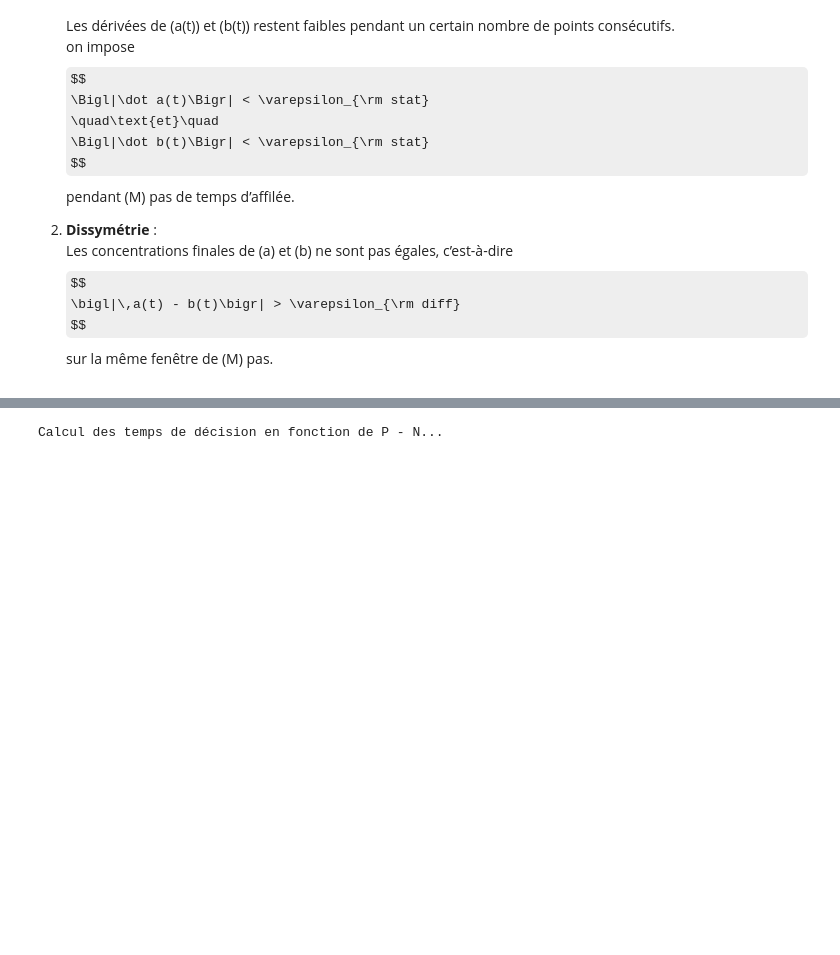
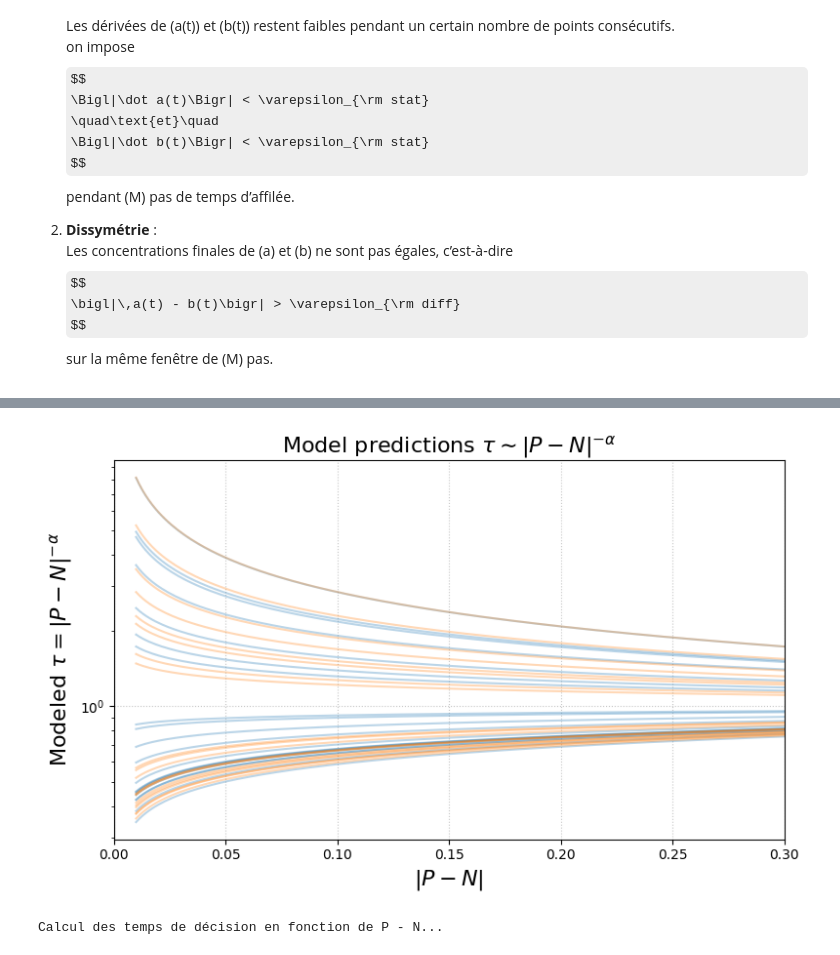
Before and after one commit to Aeronobase/Code-neural-network-with-CRNs, a Jupyter notebook: Sym Neuron-Rondelez_4_Response delay.ipynb, the cells around one changed output, grey strips where cells are left out. Cells and saved outputs as stored; diff of their text form; code cells hidden in the pictures; some formulas as TeX source; blank space fills up the shorter version.

```diff
--- a/Sym Neuron-Rondelez_4_Response delay.ipynb
+++ b/Sym Neuron-Rondelez_4_Response delay.ipynb
@@ -436,3 +529,32 @@ plt.show()
+# %%
+# Plot model τ = |P-N|^(-α) for each α found
+PN_deltas = np.linspace(0.01, 0.3, 200)  # avoid 0 to prevent log(0)
+
+plt.figure(figsize=(8,5))
+
+# Courbes pour P > N
+for P_val, alpha in zip(P_vals, alphas_pos):
+    if not np.isnan(alpha):
+        tau = PN_deltas**(-alpha)
+        plt.plot(PN_deltas, tau, color='C0', alpha=0.3)
+
+# Courbes pour P < N
+for P_val, alpha in zip(P_vals, alphas_neg):
+    if not np.isnan(alpha):
+        tau = PN_deltas**(-alpha)
+        plt.plot(PN_deltas, tau, color='C1', alpha=0.3)
+
+# Mise en forme
+plt.xlabel(r'$|P - N|$', fontsize=16)
+plt.ylabel(r'Modeled $\tau = |P-N|^{-\alpha}$', fontsize=16)
+plt.xlim(0, 0.3)
+plt.yscale("log")
+plt.grid(True, ls=':', alpha=0.7)
+plt.title(r'Model predictions $\tau \sim |P-N|^{-\alpha}$', fontsize=16)
+plt.tight_layout()
+plt.show()
+# %% [output]
+[figure, added]
 # %%
 import numpy as np
 import matplotlib.pyplot as plt
```
Also changed, not shown: parts of 9 cells of this notebook, 2 other files.
